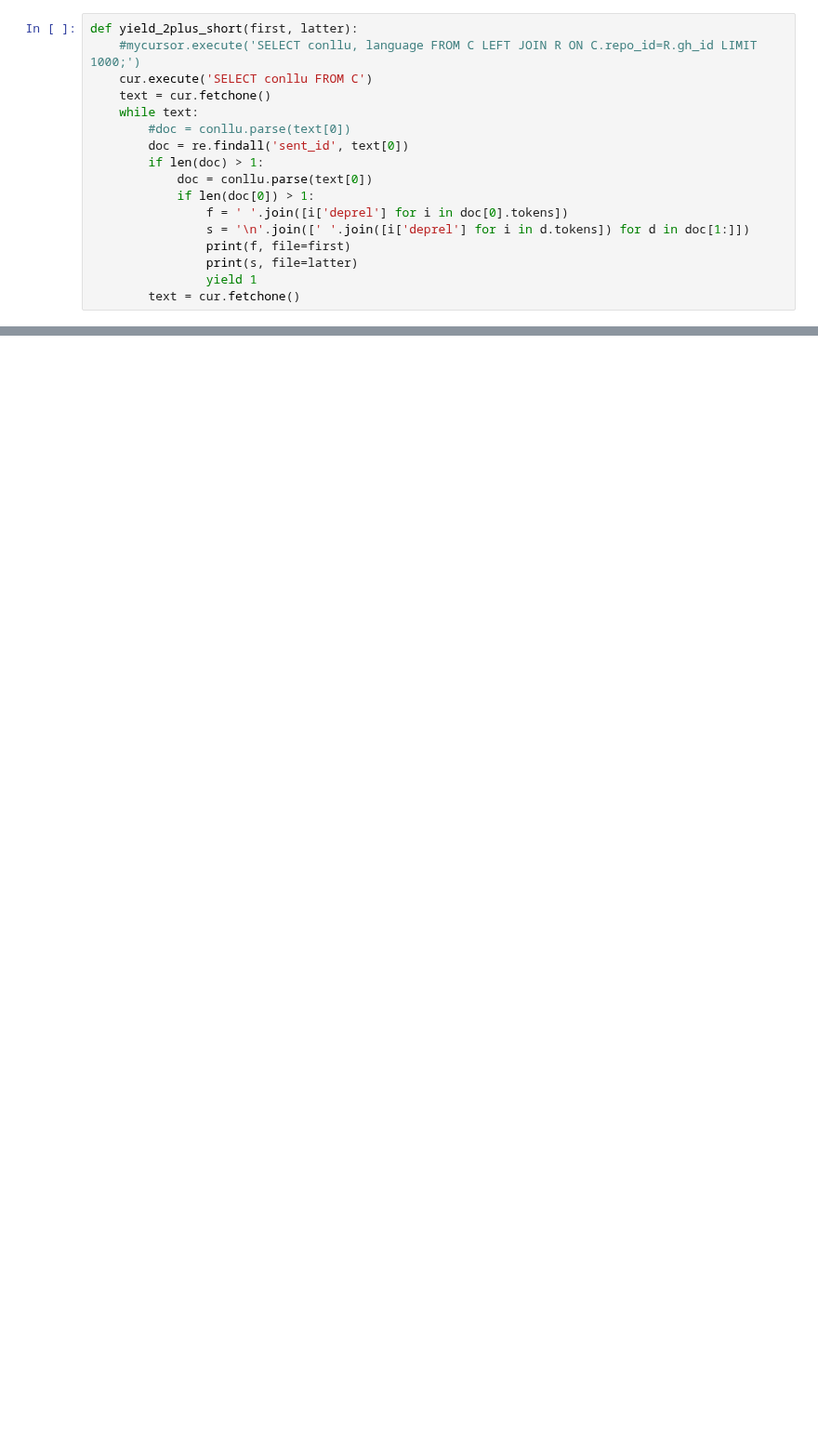
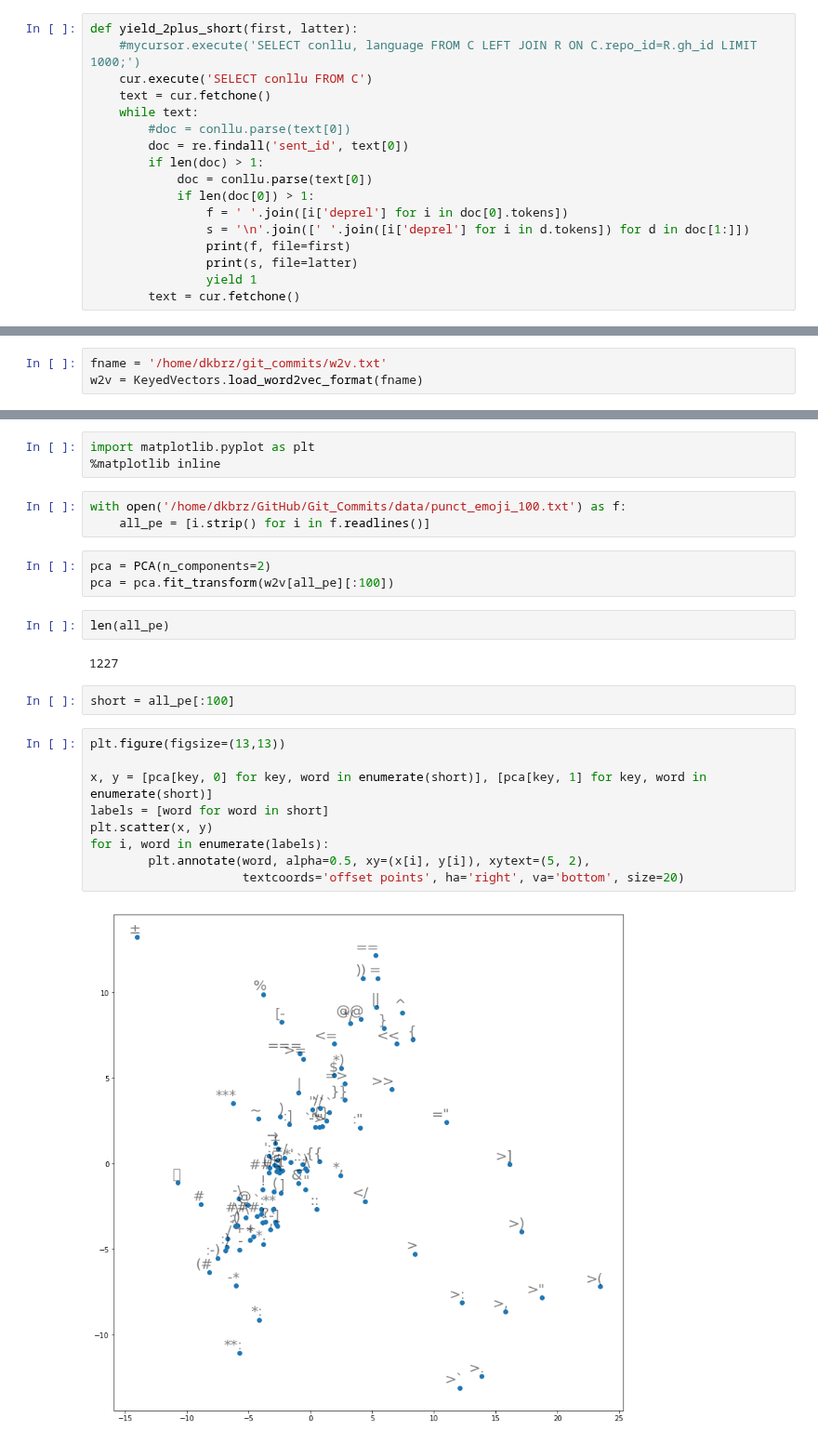
Before and after one commit to dkbrz/Git_Commits, a Jupyter notebook: notebooks/final_notebooks/frequent_commits.ipynb, the cells around one changed output, grey strips where cells are left out. Shown at 93% size. Saved outputs shown, nothing was run; the diff lists cells and outputs as text; blank space fills up the shorter version.

```diff
--- a/notebooks/final_notebooks/frequent_commits.ipynb
+++ b/notebooks/final_notebooks/frequent_commits.ipynb
@@ -65,0 +256,3 @@ for text in tqdm(yield_2plus_short(first, latter)):
+# %%
+fname = '/home/dkbrz/git_commits/w2v.txt'
+w2v = KeyedVectors.load_word2vec_format(fname)
@@ -65,0 +277,26 @@ for text in tqdm(yield_2plus_short(first, latter)):
+# %%
+import matplotlib.pyplot as plt
+%matplotlib inline
+# %%
+with open('/home/dkbrz/GitHub/Git_Commits/data/punct_emoji_100.txt') as f:
+    all_pe = [i.strip() for i in f.readlines()]
+# %%
+pca = PCA(n_components=2)
+pca = pca.fit_transform(w2v[all_pe][:100])
+# %%
+len(all_pe)
+# %% [output]
+1227
+# %%
+short = all_pe[:100]
+# %%
+plt.figure(figsize=(13,13))
+
+x, y = [pca[key, 0] for key, word in enumerate(short)], [pca[key, 1] for key, word in enumerate(short)]
+labels = [word for word in short]
+plt.scatter(x, y)
+for i, word in enumerate(labels):
+        plt.annotate(word, alpha=0.5, xy=(x[i], y[i]), xytext=(5, 2),
+                     textcoords='offset points', ha='right', va='bottom', size=20)
+# %% [output]
+[figure, added]
```
Also changed, not shown: parts of 50 cells of this notebook, 7 other files.
